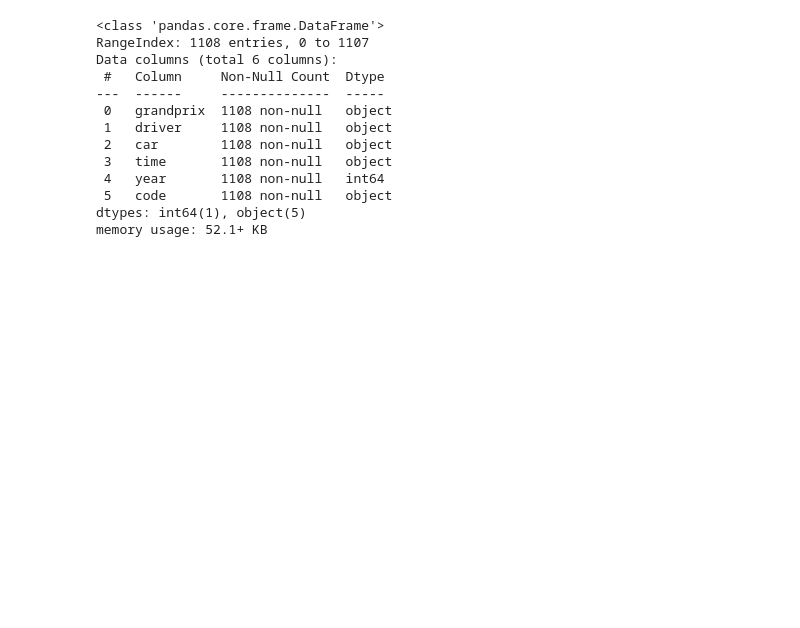
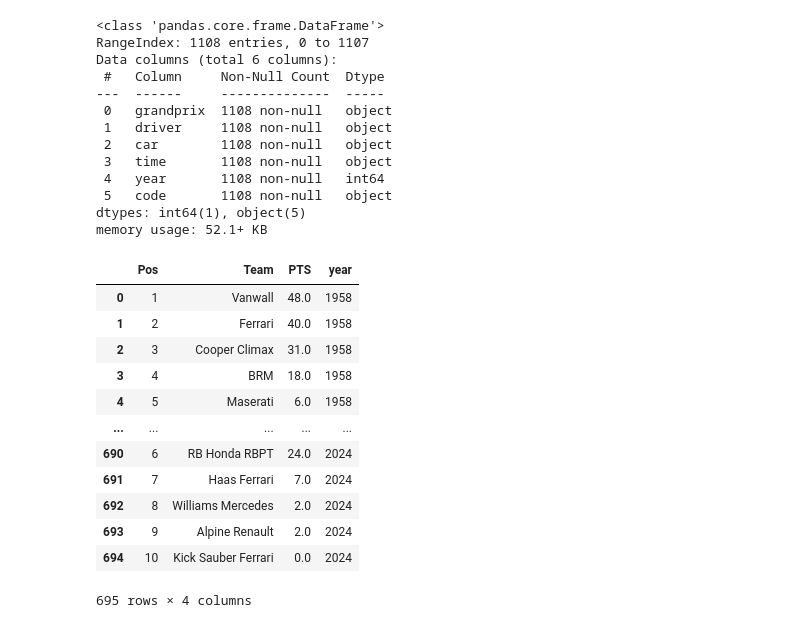
Before and after one commit to victorjgg14/f1-analisis, a Jupyter notebook: code/ETL.ipynb, the cells around one changed output. Saved outputs shown, nothing was run; the diff lists cells and outputs as text; code cells hidden in the pictures; blank space fills up the shorter version.

```diff
--- a/code/ETL.ipynb
+++ b/code/ETL.ipynb
@@ -140,3 +128,19 @@ dtypes: int64(1), object(5)
 memory usage: 52.1+ KB
 # %%
 df2.to_csv('fastest_laps_clean.csv', index=False)
+# %%
+df3
+# %% [output]
+|  | Pos | Team | PTS | year |
+| 0 | 1 | Vanwall | 48.0 | 1958 |
+| 1 | 2 | Ferrari | 40.0 | 1958 |
+| 2 | 3 | Cooper Climax | 31.0 | 1958 |
+| 3 | 4 | BRM | 18.0 | 1958 |
+| 4 | 5 | Maserati | 6.0 | 1958 |
+| ... | ... | ... | ... | ... |
+| 690 | 6 | RB Honda RBPT | 24.0 | 2024 |
+| 691 | 7 | Haas Ferrari | 7.0 | 2024 |
+| 692 | 8 | Williams Mercedes | 2.0 | 2024 |
+| 693 | 9 | Alpine Renault | 2.0 | 2024 |
+| 694 | 10 | Kick Sauber Ferrari | 0.0 | 2024 |
+695 rows × 4 columns
```
Also changed, not shown: parts of 12 cells of this notebook, 3 other files.
